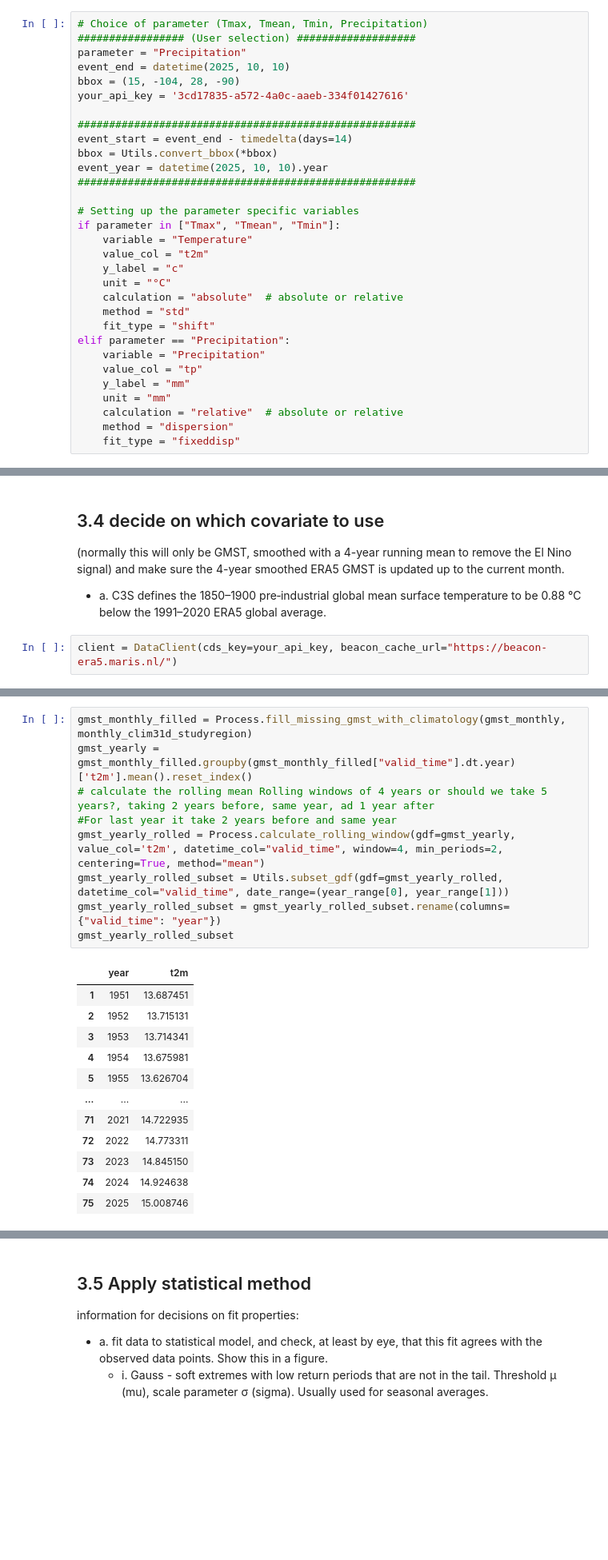
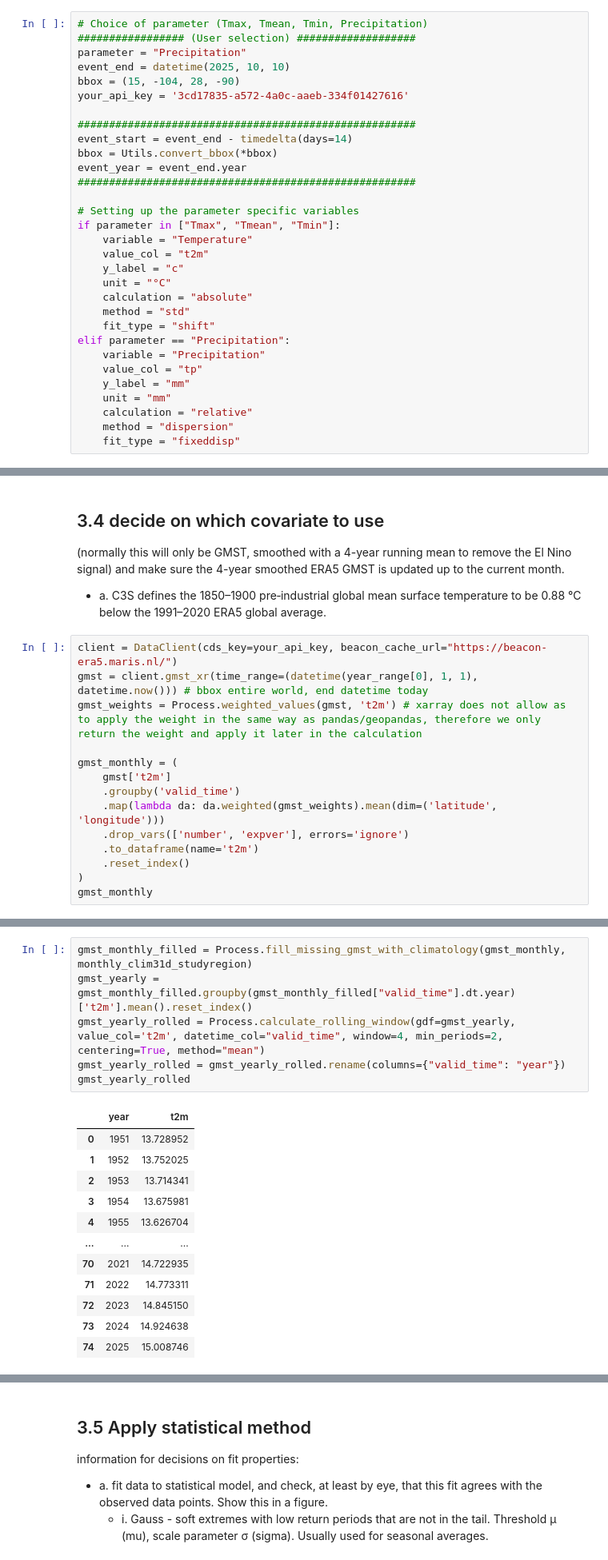
Before and after one commit to maris-development/c3s-451, a Jupyter notebook: testing_notebooks/C3S_TrendAnalysis_Jasper.ipynb, the cells around one changed output, grey strips where cells are left out. Shown at 80% size. Saved outputs shown, nothing was run; the diff lists cells and outputs as text; blank space fills up the shorter version.

```diff
--- a/testing_notebooks/C3S_TrendAnalysis_Jasper.ipynb
+++ b/testing_notebooks/C3S_TrendAnalysis_Jasper.ipynb
@@ -72,7 +66,7 @@ your_api_key = '3cd17835-a572-4a0c-aaeb-334f01427616'
 ######################################################
 event_start = event_end - timedelta(days=14)
 bbox = Utils.convert_bbox(*bbox)
-event_year = datetime(2025, 10, 10).year
+event_year = event_end.year
 ######################################################
 
 # Setting up the parameter specific variables
@@ -81,7 +75,7 @@ if parameter in ["Tmax", "Tmean", "Tmin"]:
     value_col = "t2m"
     y_label = "c"
     unit = "°C"
-    calculation = "absolute"  # absolute or relative
+    calculation = "absolute"
     method = "std"
     fit_type = "shift"
 elif parameter == "Precipitation":
@@ -89,7 +83,7 @@ elif parameter == "Precipitation":
     value_col = "tp"
     y_label = "mm"
     unit = "mm"
-    calculation = "relative"  # absolute or relative
+    calculation = "relative"
     method = "dispersion"
     fit_type = "fixeddisp"
 # %% [markdown]
@@ -187,6 +181,18 @@ dispersion-parameter would be more appropriate (not part of OAO protocol). Add a
 - a. C3S defines the 1850–1900 pre‑industrial global mean surface temperature to be 0.88 °C below the 1991–2020 ERA5 global average.
 # %%
 client = DataClient(cds_key=your_api_key, beacon_cache_url="https://beacon-era5.maris.nl/")
+gmst = client.gmst_xr(time_range=(datetime(year_range[0], 1, 1), datetime.now())) # bbox entire world, end datetime today
+gmst_weights = Process.weighted_values(gmst, 't2m') # xarray does not allow as to apply the weight in the same way as pandas/geopandas, therefore we only return the weight and apply it later in the calculation
+
+gmst_monthly = (
+    gmst['t2m']
+    .groupby('valid_time')
+    .map(lambda da: da.weighted(gmst_weights).mean(dim=('latitude', 'longitude')))
+    .drop_vars(['number', 'expver'], errors='ignore')
+    .to_dataframe(name='t2m')
+    .reset_index()
+)
+gmst_monthly
 # %% [output]
 Connected to: https://beacon-era5.maris.nl/ server successfully
 Beacon Version: 1.4.0
@@ -253,23 +241,20 @@ Calculating weights for GeoDataFrame...
 # %%
 gmst_monthly_filled = Process.fill_missing_gmst_with_climatology(gmst_monthly, monthly_clim31d_studyregion)
 gmst_yearly = gmst_monthly_filled.groupby(gmst_monthly_filled["valid_time"].dt.year)['t2m'].mean().reset_index()
-# calculate the rolling mean Rolling windows of 4 years or should we take 5 years?, taking 2 years before, same year, ad 1 year after
-#For last year it take 2 years before and same year
 gmst_yearly_rolled = Process.calculate_rolling_window(gdf=gmst_yearly, value_col='t2m', datetime_col="valid_time", window=4, min_periods=2, centering=True, method="mean")
-gmst_yearly_rolled_subset = Utils.subset_gdf(gdf=gmst_yearly_rolled, datetime_col="valid_time", date_range=(year_range[0], year_range[1]))
-gmst_yearly_rolled_subset = gmst_yearly_rolled_subset.rename(columns={"valid_time": "year"})
-gmst_yearly_rolled_subset
+gmst_yearly_rolled = gmst_yearly_rolled.rename(columns={"valid_time": "year"})
+gmst_yearly_rolled
 # %% [output]
 |  | year | t2m |
-| 1 | 1951 | 13.687451 |
-| 2 | 1952 | 13.715131 |
-| 3 | 1953 | 13.714341 |
-| 4 | 1954 | 13.675981 |
-| 5 | 1955 | 13.626704 |
+| 0 | 1951 | 13.728952 |
+| 1 | 1952 | 13.752025 |
+| 2 | 1953 | 13.714341 |
+| 3 | 1954 | 13.675981 |
+| 4 | 1955 | 13.626704 |
 | ... | ... | ... |
-| 71 | 2021 | 14.722935 |
-| 72 | 2022 | 14.773311 |
-| 73 | 2023 | 14.845150 |
-| 74 | 2024 | 14.924638 |
-| 75 | 2025 | 15.008746 |
+| 70 | 2021 | 14.722935 |
+| 71 | 2022 | 14.773311 |
+| 72 | 2023 | 14.845150 |
+| 73 | 2024 | 14.924638 |
+| 74 | 2025 | 15.008746 |
 75 rows × 2 columns
```
Also changed, not shown: parts of 15 cells of this notebook.
